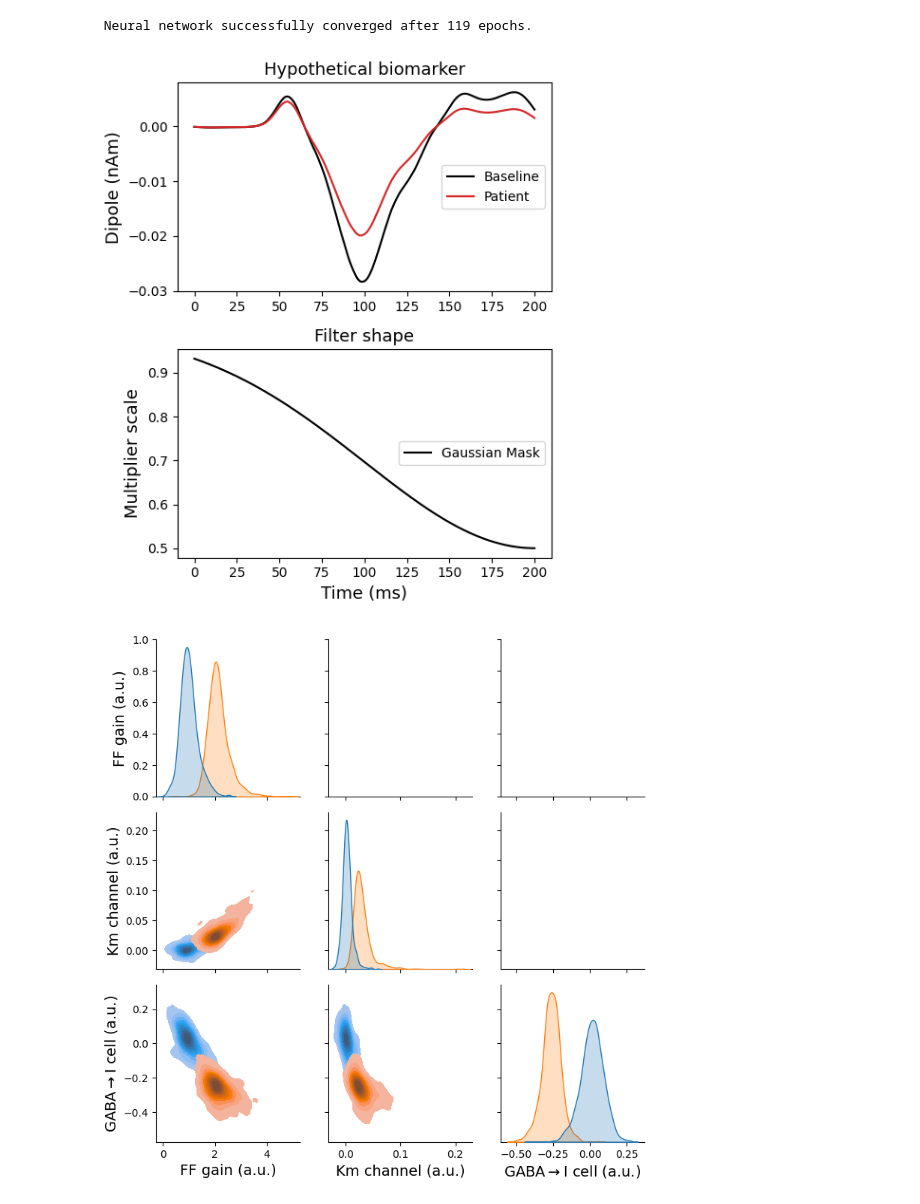
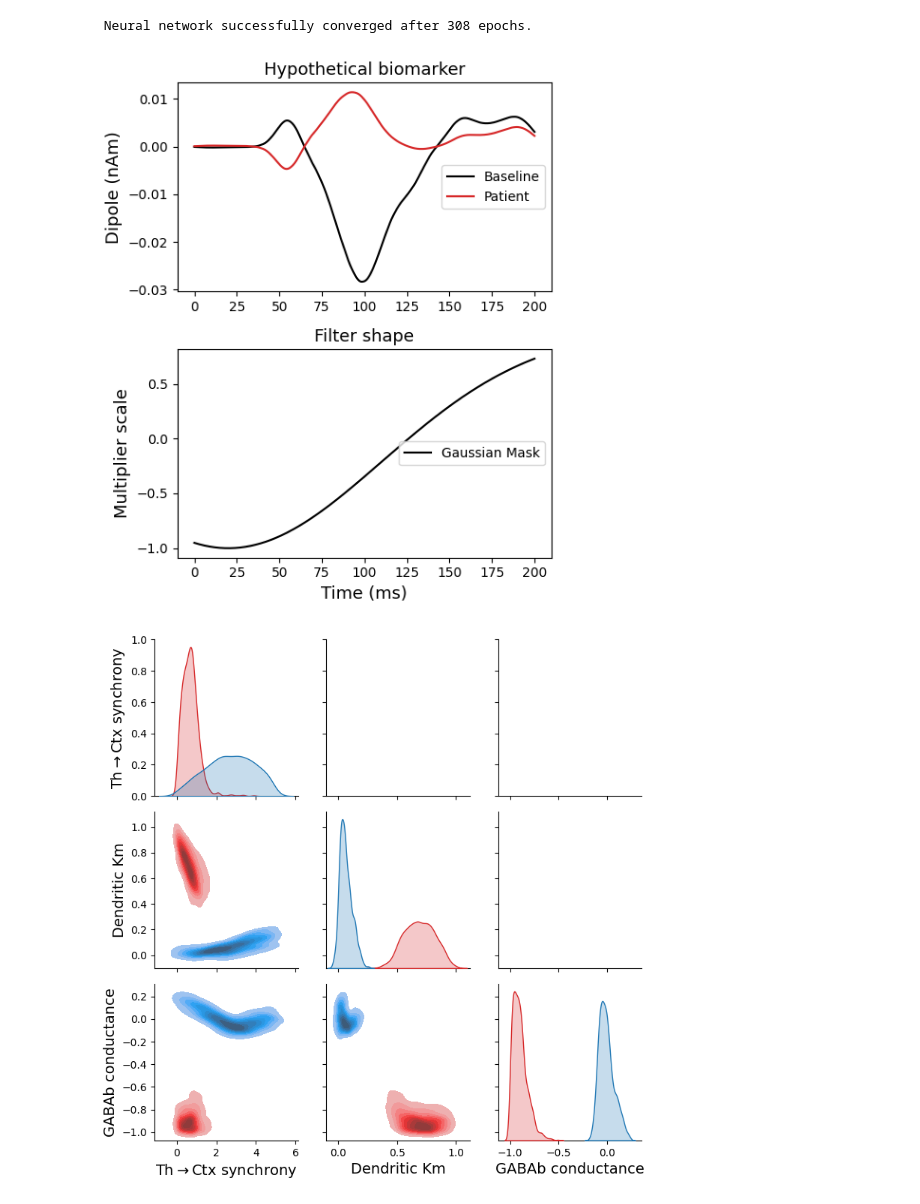
Before and after one commit to ntolley/hnn_jove, a Jupyter notebook: notebooks/drug_moa_sbi.ipynb, the cells around one changed output. Saved outputs shown, nothing was run; the diff lists cells and outputs as text; code cells hidden in the pictures.

```diff
--- a/notebooks/drug_moa_sbi.ipynb
+++ b/notebooks/drug_moa_sbi.ipynb
@@ -132,22 +117,19 @@ Trial 1: 60.0 ms...
 # Load batch simulations used for SBI training
 dpl_list, theta_train = list(), list()
 for fname in os.listdir(save_path):
-    res = np.load(f'{save_path}/{fname}', allow_pickle=True)
-    for dpl in res['dpl']:
-        dpl_list.append(dpl[0].copy().smooth(30).data['agg'])
+    if '.npz' in fname:
+        res = np.load(f'{save_path}/{fname}', allow_pickle=True)
+        for dpl in res['dpl']:
+            dpl_list.append(dpl[0].copy().smooth(30).data['agg'])
 
-    for param_dict in res['param_values']:
-        theta_train.append(np.array(list(param_dict.values())))
+        for param_dict in res['param_values']:
+            theta_train.append(np.array(list(param_dict.values())))
 
 dpl_list = np.array(dpl_list)
 theta_train = np.array(theta_train)
 
 # Fit PCA to training simulations
-pca = PCA(n_components=30)
+pca = PCA(n_components=4)
 x_train = pca.fit_transform(dpl_list)
 dpl_transform = pca.inverse_transform(x_train)
-
-# Load conditioning simulations and project onto PCA components
-cond_dpl = [dpl_data['dpl'][0].copy().smooth(30).data['agg'] for dpl_data in cond_results['simulated_data'][0]]
-cond_dpl = np.array(cond_dpl)
 # %%
@@ -187,8 +165,10 @@ inference = inference.append_simulations(torch.tensor(theta_train).float(), torc
 density_estimator = inference.train()
 posterior = inference.build_posterior(density_estimator)
 # %% [output]
- Neural network successfully converged after 119 epochs.
+ Neural network successfully converged after 308 epochs.
 # %%
+baseline_dpl = cond_results['simulated_data'][0][0]['dpl'][0].copy().smooth(30).data['agg']
+
 labelsize = 13
 ticksize = 10
 titlesize = 13
@@ -196,14 +176,14 @@ titlesize = 13
 times = np.linspace(0, 200, len(baseline_dpl))
 
 
-# biomarker_scale = 0.5
-# gauss = norm.pdf(times, loc=100, scale=40)
+# biomarker_scale = -0.1
+# gauss = norm.pdf(times, loc=10, scale=40)
 
-biomarker_scale = 0.5
-gauss = norm.pdf(times, loc=200, scale=100)
+biomarker_scale = -1
+gauss = norm.pdf(times, loc=20, scale=90)
 
-# biomarker_scale = 3
-# gauss = norm.pdf(times, loc=140, scale=40)
+# biomarker_scale = 2
+# gauss = norm.pdf(times, loc=120, scale=30)
 
 gauss = (gauss / np.max(gauss)) * (biomarker_scale - 1)
 gauss += 1
@@ -232,7 +212,7 @@ plt.xticks(fontsize=ticksize)
 plt.yticks(fontsize=ticksize)
 plt.tight_layout()
 # %% [output]
-[figure, old version]
+[figure, new version]
 # %%
 x_cond = pca.transform(np.stack([baseline_dpl, biomarker_dpl]))
 
@@ -249,8 +229,10 @@ for cond_idx in range(x_cond.shape[0]):
 sample_list = np.concatenate(sample_list)
 # %%
 # param_labels = ['FF gain ($\\bar{g}$)', 'Km channel ($\\bar{g}$)', 'GABA$\\rightarrow$I cell ($\\bar{g}$)']
-param_labels = ['FF gain (a.u.)', 'Km channel (a.u.)', 'GABA$\\rightarrow$I cell (a.u.)']
-
+param_labels = [
+     'Th$\\rightarrow$Ctx synchrony',
+    'Dendritic Km',
+    'GABAb conductance']
 sample_list = np.array(sample_list)
 df = pd.DataFrame(sample_list)
 df.columns = param_labels
@@ -259,29 +241,29 @@ df = df[df['cond'] != 'base']
 # %%
 labelsize = 14
 
-color_palette = ['C0', 'C1', 'C2']
+color_palette = ['C0', 'C3']
 
 g = sns.PairGrid(df, diag_sharey=False, corner=False, hue='cond', palette=color_palette)
 g.map_lower(sns.kdeplot, fill=True, common_norm=False)
 g.map_diag(sns.kdeplot, fill=True)
 
 for idx in range(3):
     # y_diff = np.abs(all_bounds[idx][1] - all_bounds[idx][0])
     # g.axes[idx, idx].set_xlim(-0.5, 1.5)
     # g.axes[idx, idx].set_ylim(-0.5, 1.5)
 
     g.axes[idx,0].set_ylabel(param_labels[idx], fontsize=labelsize)
     g.axes[2,idx].set_xlabel(param_labels[idx], fontsize=labelsize)
 
 
     # g.axes[idx, 0].set_yticks(tick_dict[f'p{idx+4}_tick_pos'])
     # g.axes[3, idx].set_xticks(tick_dict[f'p{idx+4}_tick_pos'])
     # g.axes[idx, 0].set_yticklabels(tick_dict[f'p{idx+4}_tick_labels'], fontsize=ticksize, rotation=0)
     # g.axes[3, idx].set_xticklabels(tick_dict[f'p{idx+4}_tick_labels'], fontsize=ticksize, rotation=0)
 
 plt.savefig('../figures/drug_moa_sbi_posterior.svg')
 # %% [output]
-[figure, old version]
+[figure, new version]
 # %%
 n_ppc_sims = 10
 baseline_ppc_theta = sample_list[:n_ppc_sims, :]
```
Also changed, not shown: parts of 6 cells of this notebook, 3 other files.
